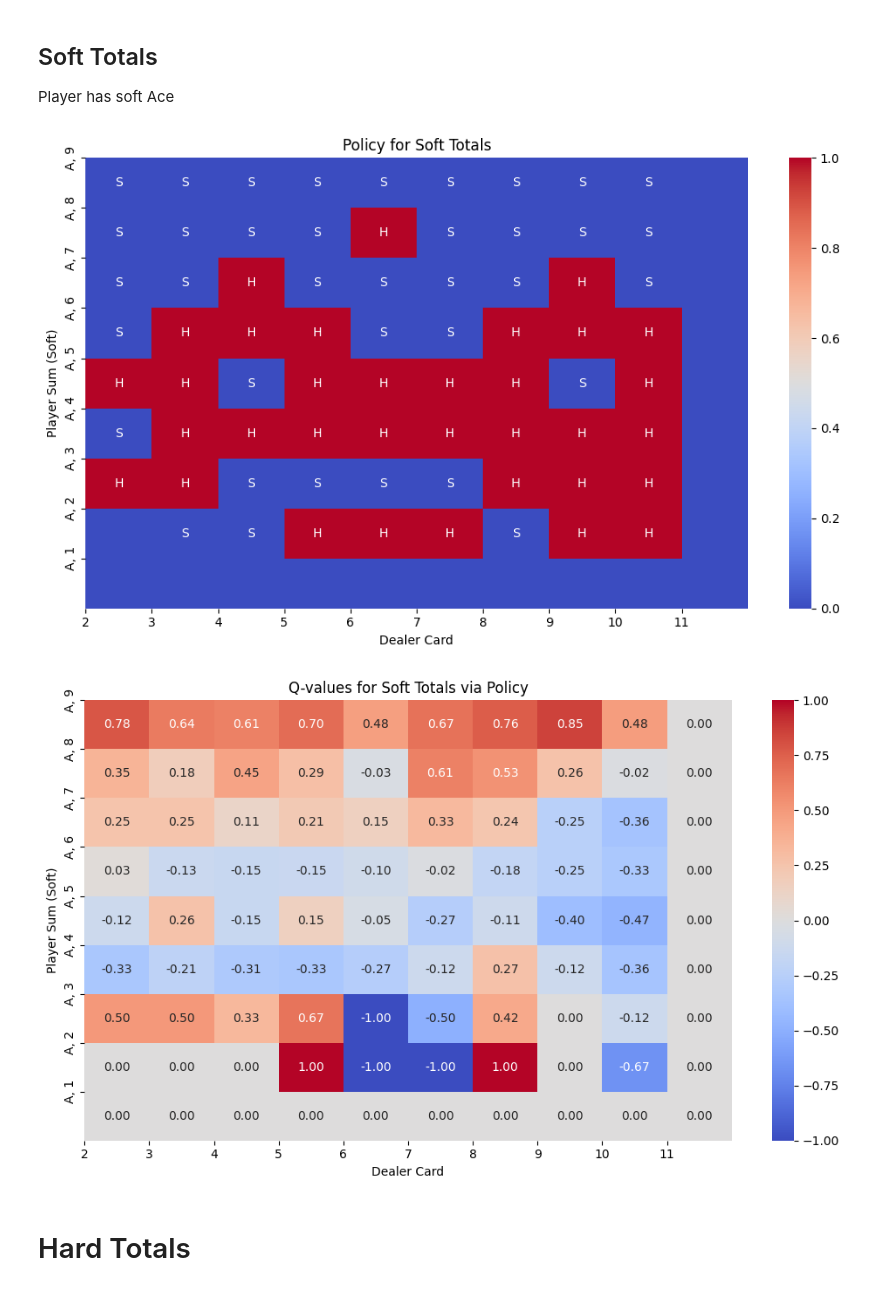
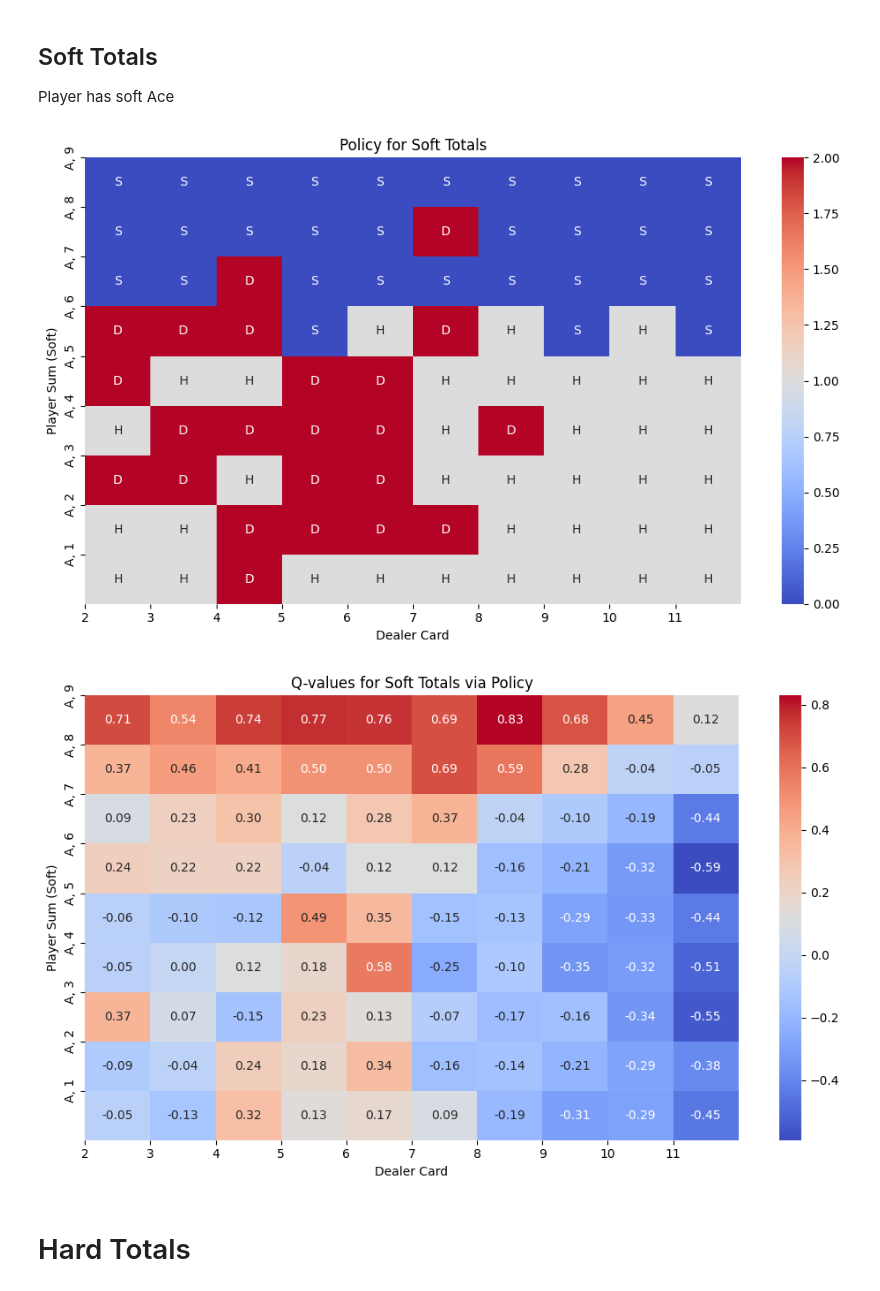
Before and after one commit to Horizon-42/black_jack, a Jupyter notebook: analysis.ipynb, the cells around one changed output. Saved outputs shown, nothing was run; the diff lists cells and outputs as text; code cells hidden in the pictures.

```diff
--- a/analysis.ipynb
+++ b/analysis.ipynb
@@ -32,6 +32,8 @@ import seaborn as sns
 # split q a tables
 player_sums = range(2, 22)  # player sums from 2 to 21
 dealer_cards = range(2, 12)
+
+enable_split = False
 
 # action tables
 action_tables = {}
@@ -43,7 +45,7 @@ for action in [Action.Stand, Action.Hit, Action.Double]:
                 player_sum=player_sum,
                 dealer_card=dealer_card_value,
                 usible_ace=False,
-                splitable=False,
+                splitable=enable_split,
                 can_double=True,
             )
             if state in Q and action in Q[state]:
@@ -145,40 +147,40 @@ for i, player_sum in enumerate(soft_plyer_sums):
             player_sum=player_sum,
             dealer_card=dealer_card_value,
             usible_ace=True,
-            splitable=player_sum == 12,  # only splitable if player sum is 12 (AA)
-            can_double=False
+            splitable=enable_split,  # only splitable if player sum is 12 (AA)
+            can_double=True
         )
         action  = policy.get(state)
         if action is None:
             continue
         soft_policy[i, j] = action.value
         soft_policy_labels[i, j] = action.name[0]  # use first letter of action name
         soft_policy_values[i, j] = Q[state][action]
 
 plt.figure(figsize=(10, 6))
 ax = sns.heatmap(soft_policy, annot=soft_policy_labels, fmt='', cmap='coolwarm', cbar=True,
             xticklabels=dealer_cards, yticklabels=soft_player_sum_labels)
 plt.title('Policy for Soft Totals')
 plt.xlabel('Dealer Card')
 plt.ylabel('Player Sum (Soft)')
 plt.xticks(ticks=np.arange(len(dealer_cards)), labels=dealer_cards)
 plt.yticks(ticks=np.arange(len(soft_plyer_sums)), labels=soft_player_sum_labels)
 plt.tight_layout()
 
 plt.figure(figsize=(10, 6))
 sns.heatmap(soft_policy_values, annot=True, fmt=".2f", cmap='coolwarm', cbar=True,
             xticklabels=dealer_cards, yticklabels=soft_player_sum_labels)
 plt.title('Q-values for Soft Totals via Policy')
 plt.xlabel('Dealer Card')
 plt.ylabel('Player Sum (Soft)')
 plt.xticks(ticks=np.arange(len(dealer_cards)), labels=dealer_cards)
 plt.yticks(ticks=np.arange(len(soft_player_sum_labels)), labels=soft_player_sum_labels)
 plt.tight_layout()
 
 plt.show()
 # %% [output]
-[figure, old version]
+[figure, new version]
-[figure, old version]
+[figure, new version]
 # %% [markdown]
 # Hard Totals
 # %%
```
Also changed, not shown: parts of 4 cells of this notebook, 3 other files.
